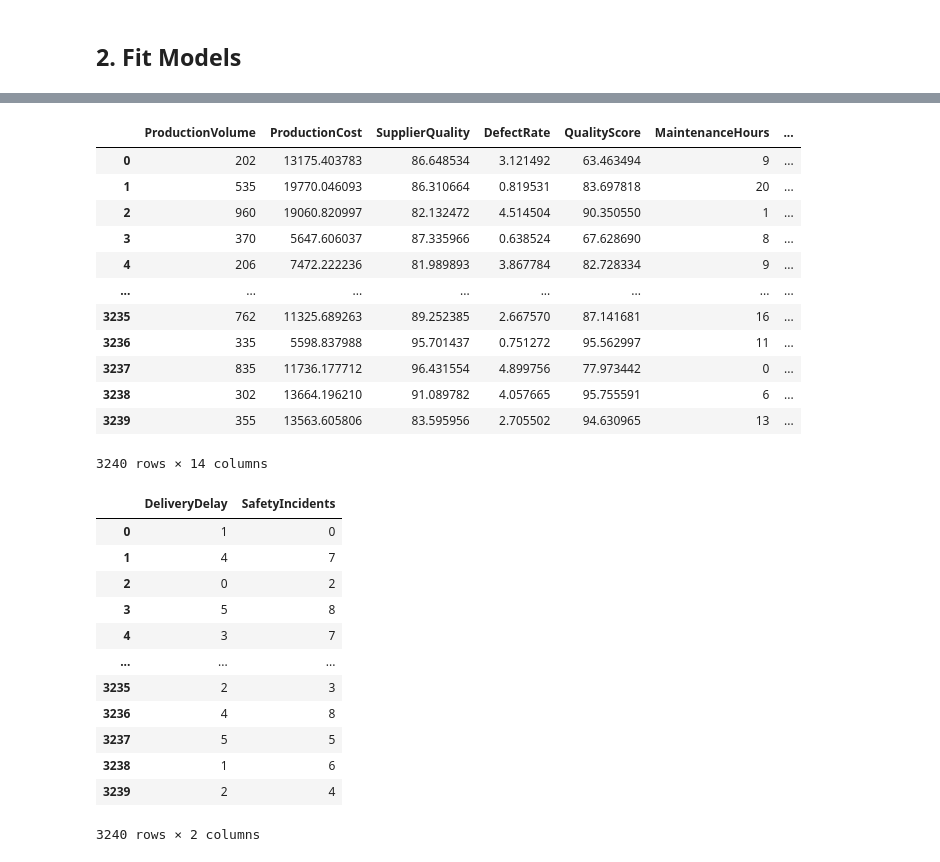
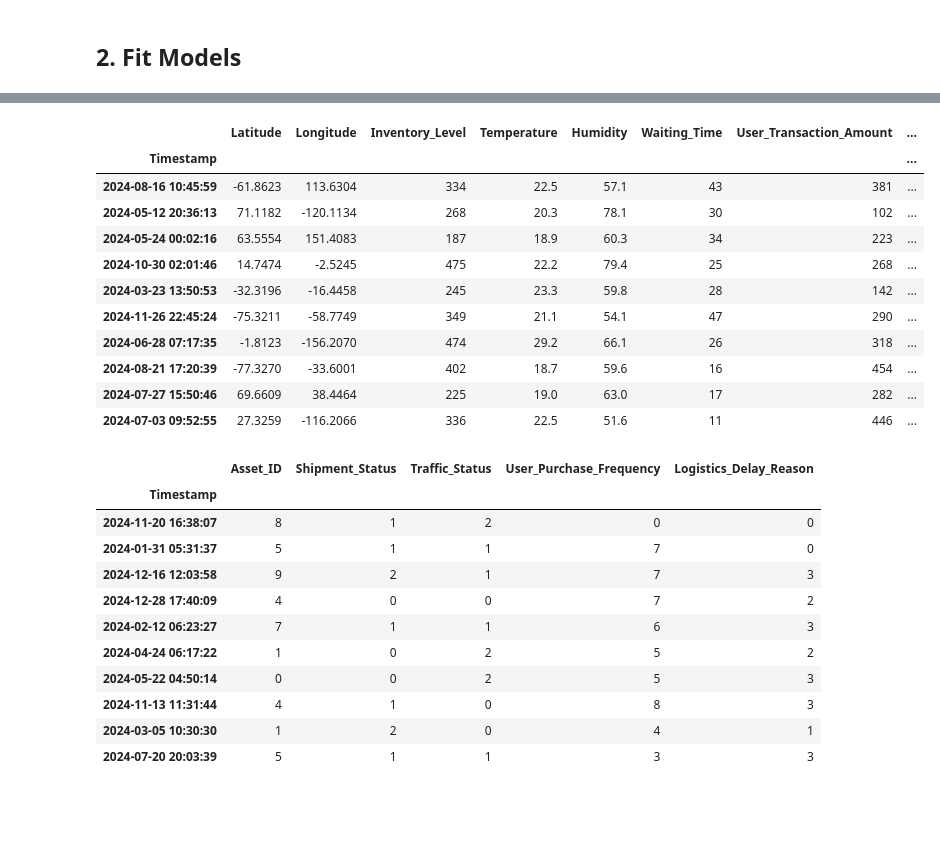
Before and after one commit to ccyccyjustin/CIBer, a Jupyter notebook: CIBer_Evaluation.ipynb, the cells around one changed output, grey strips where cells are left out. Drawn from its saved outputs; the diff is of its cells as text; code cells hidden in the pictures; blank space fills up the shorter version.

```diff
--- a/CIBer_Evaluation.ipynb
+++ b/CIBer_Evaluation.ipynb
@@ -120,0 +21,17 @@ df
+# %%
+name = 'smart_logistics'
+target_idx = 0
+write_output = True
+# %%
+data_cfg = put.load_yml('data_cfg.yml', dir='.')
+# %%
+one_cfg = data_cfg[name]
+targets = one_cfg['targets']
+target = targets[target_idx]
+
+df = pd.read_csv(f"Processed/{one_cfg['fname']}", index_col=one_cfg['index'])
+cont_cols = one_cfg['cont_cols']
+disc_cols = df.columns.drop(cont_cols)
+random_state = 4012
+
+display(df.sample(10))
@@ -167,42 +99,40 @@ def is_supported_method(model, method):
 # %%
 regr = target in cont_cols
 
 features = df.columns.drop(target)
 cont_features = [c for c in features if c in cont_cols]
 cont_features_idx = list(features.get_indexer_for(cont_features))
 disc_features_idx = [c for c in range(len(features)) if c not in cont_features_idx]
 
 X_cont = df.drop(columns=target).iloc[:, cont_features_idx]
 X_disc = df.drop(columns=target).iloc[:, disc_features_idx]
 
-display(X_cont, X_disc)
+display(X_cont.sample(10), X_disc.sample(10))
 assert (X_disc.min() == 0).all() and (X_disc.dtypes == int).all(), "Please properly encode X_disc with DataAnalyzer"
 # %% [output]
-|  | ProductionVolume | ProductionCost | SupplierQuality | DefectRate | QualityScore | MaintenanceHours | ... |
-| 0 | 202 | 13175.403783 | 86.648534 | 3.121492 | 63.463494 | 9 | ... |
-| 1 | 535 | 19770.046093 | 86.310664 | 0.819531 | 83.697818 | 20 | ... |
-| 2 | 960 | 19060.820997 | 82.132472 | 4.514504 | 90.350550 | 1 | ... |
-| 3 | 370 | 5647.606037 | 87.335966 | 0.638524 | 67.628690 | 8 | ... |
-| 4 | 206 | 7472.222236 | 81.989893 | 3.867784 | 82.728334 | 9 | ... |
-| ... | ... | ... | ... | ... | ... | ... | ... |
-| 3235 | 762 | 11325.689263 | 89.252385 | 2.667570 | 87.141681 | 16 | ... |
-| 3236 | 335 | 5598.837988 | 95.701437 | 0.751272 | 95.562997 | 11 | ... |
-| 3237 | 835 | 11736.177712 | 96.431554 | 4.899756 | 77.973442 | 0 | ... |
-| 3238 | 302 | 13664.196210 | 91.089782 | 4.057665 | 95.755591 | 6 | ... |
-| 3239 | 355 | 13563.605806 | 83.595956 | 2.705502 | 94.630965 | 13 | ... |
+|  | Latitude | Longitude | Inventory_Level | Temperature | Humidity | Waiting_Time | User_Transaction_Amount | ... |
+| Timestamp |  |  |  |  |  |  |  | ... |
+| 2024-08-16 10:45:59 | -61.8623 | 113.6304 | 334 | 22.5 | 57.1 | 43 | 381 | ... |
+| 2024-05-12 20:36:13 | 71.1182 | -120.1134 | 268 | 20.3 | 78.1 | 30 | 102 | ... |
+| 2024-05-24 00:02:16 | 63.5554 | 151.4083 | 187 | 18.9 | 60.3 | 34 | 223 | ... |
+| 2024-10-30 02:01:46 | 14.7474 | -2.5245 | 475 | 22.2 | 79.4 | 25 | 268 | ... |
+| 2024-03-23 13:50:53 | -32.3196 | -16.4458 | 245 | 23.3 | 59.8 | 28 | 142 | ... |
+| 2024-11-26 22:45:24 | -75.3211 | -58.7749 | 349 | 21.1 | 54.1 | 47 | 290 | ... |
+| 2024-06-28 07:17:35 | -1.8123 | -156.2070 | 474 | 29.2 | 66.1 | 26 | 318 | ... |
+| 2024-08-21 17:20:39 | -77.3270 | -33.6001 | 402 | 18.7 | 59.6 | 16 | 454 | ... |
+| 2024-07-27 15:50:46 | 69.6609 | 38.4464 | 225 | 19.0 | 63.0 | 17 | 282 | ... |
+| 2024-07-03 09:52:55 | 27.3259 | -116.2066 | 336 | 22.5 | 51.6 | 11 | 446 | ... |
-3240 rows × 14 columns
-|  | DeliveryDelay | SafetyIncidents |
-| 0 | 1 | 0 |
-| 1 | 4 | 7 |
-| 2 | 0 | 2 |
-| 3 | 5 | 8 |
-| 4 | 3 | 7 |
-| ... | ... | ... |
-| 3235 | 2 | 3 |
-| 3236 | 4 | 8 |
-| 3237 | 5 | 5 |
-| 3238 | 1 | 6 |
-| 3239 | 2 | 4 |
+|  | Asset_ID | Shipment_Status | Traffic_Status | User_Purchase_Frequency | Logistics_Delay_Reason |
+| Timestamp |  |  |  |  |  |
+| 2024-11-20 16:38:07 | 8 | 1 | 2 | 0 | 0 |
+| 2024-01-31 05:31:37 | 5 | 1 | 1 | 7 | 0 |
+| 2024-12-16 12:03:58 | 9 | 2 | 1 | 7 | 3 |
+| 2024-12-28 17:40:09 | 4 | 0 | 0 | 7 | 2 |
+| 2024-02-12 06:23:27 | 7 | 1 | 1 | 6 | 3 |
+| 2024-04-24 06:17:22 | 1 | 0 | 2 | 5 | 2 |
+| 2024-05-22 04:50:14 | 0 | 0 | 2 | 5 | 3 |
+| 2024-11-13 11:31:44 | 4 | 1 | 0 | 8 | 3 |
+| 2024-03-05 10:30:30 | 1 | 2 | 0 | 4 | 1 |
+| 2024-07-20 20:03:39 | 5 | 1 | 1 | 3 | 3 |
-3240 rows × 2 columns
 # %%
 CIBer_clf = CIBer.CIBer(cont_col=cont_features_idx, asso_method='modified', min_asso=0.95,
```
Also changed, not shown: parts of 10 cells of this notebook, 31 other files.
